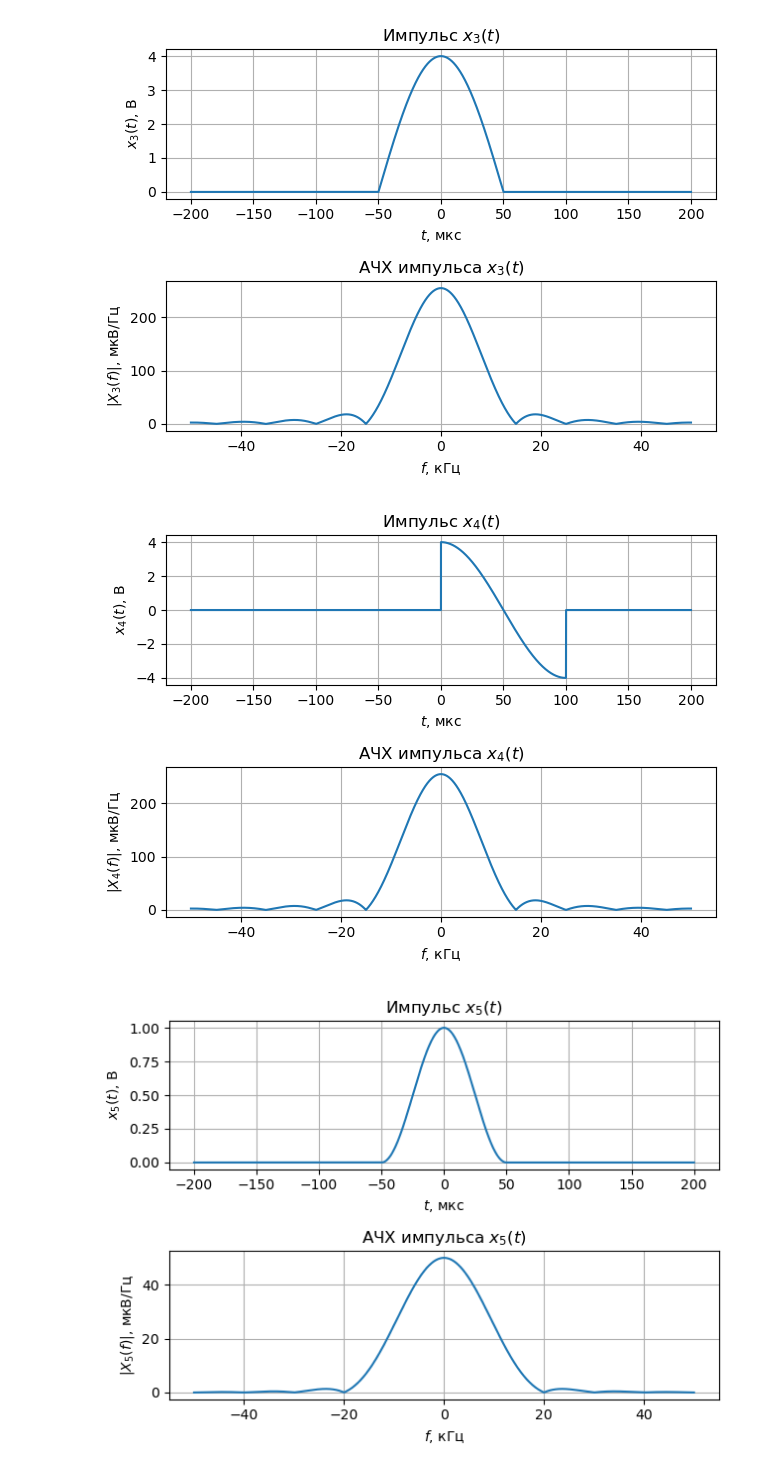
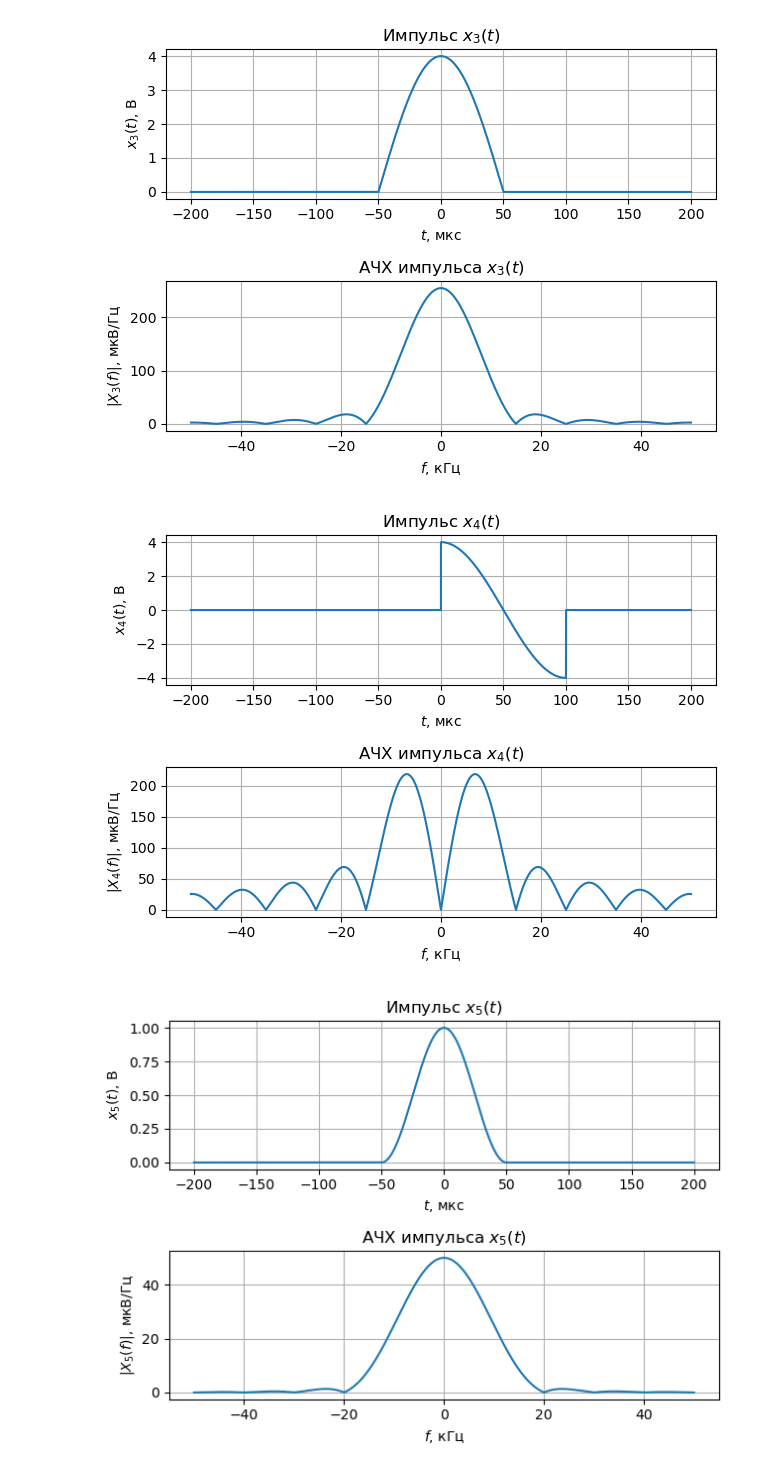
Before and after one commit to Danitim/RadioPhys-Labs, a Jupyter notebook: lab1/main.ipynb, the cells around one changed output. Cells and saved outputs as stored; diff of their text form; code cells hidden in the pictures.

```diff
--- a/lab1/main.ipynb
+++ b/lab1/main.ipynb
@@ -115,35 +115,35 @@ def impulse(t, E, tau):
     if (t > tau) or (t < 0):
         return 0.0
     return E * np.cos(np.pi*t/tau)
 
 def spectrum(f, E, tau):
-    return E*tau/2 *(np.sinc(tau*f - 1/2) + np.sinc(tau*f + 1/2)) * np.exp(-1j*np.pi*f*tau)
+    return abs(4*f*tau**2*E*np.cos(np.pi*f*tau)/(np.pi*(4*f**2*tau**2-1)))
 
 t_band = np.linspace(-2*tau, 2*tau, num=2**14)
 f_band = np.linspace(-5/tau, 5/tau, num=2**14)
 x = np.array([impulse(t, E, tau) for t in t_band])
 Xf = np.array([spectrum(f, E, tau) for f in f_band])
 
 plt.figure()
 plt.subplot(2, 1, 1)
 plt.plot(t_band*1e6, x)
 plt.title("Импульс $x_4(t)$")
 plt.xlabel("$t$, мкc")
 plt.ylabel("$x_4(t)$, В")
 plt.tight_layout()
 plt.grid()
 
 plt.subplot(2, 1, 2)
 plt.title("АЧХ импульса $x_4(t)$")
 plt.plot(f_band*1e-3, abs(Xf)*1e6)
 plt.ylabel("$|X_4(f)|$, мкВ/Гц")
 plt.xlabel("$f$, кГц")
 plt.tight_layout()
 plt.grid()
 
 plt.savefig("D.png")
 # %% [output]
-[figure, old version]
+[figure, new version]
 # %%
 def impulse(t, E, tau):
     if abs(t) >= tau/2:
```
Also changed, not shown: parts of 1 cell of this notebook, 2 other files.
